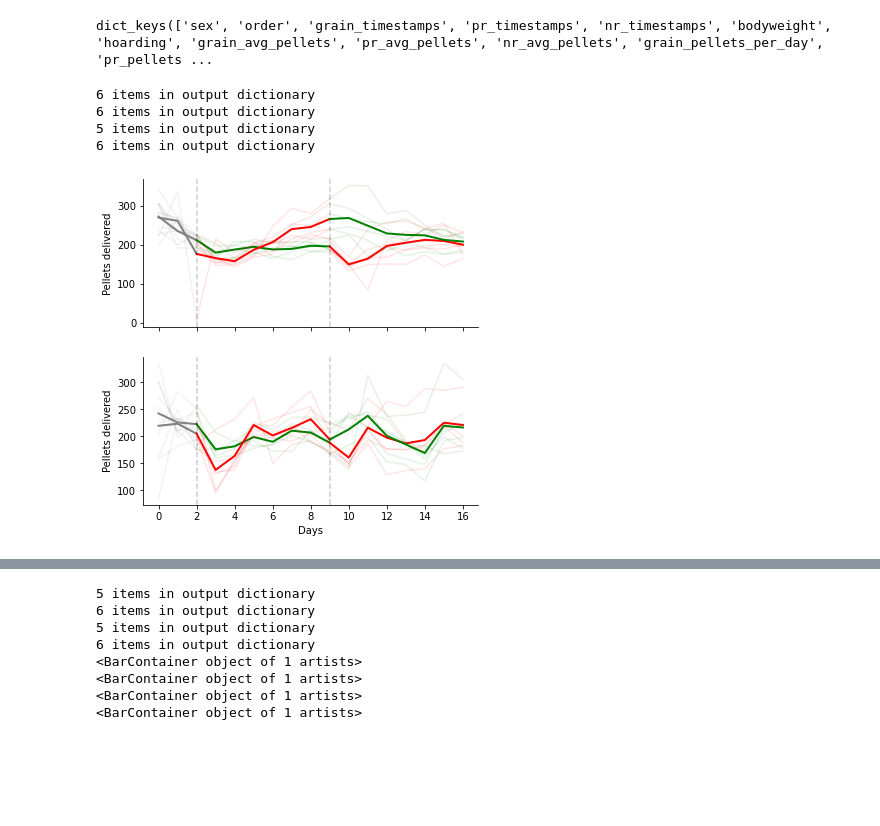
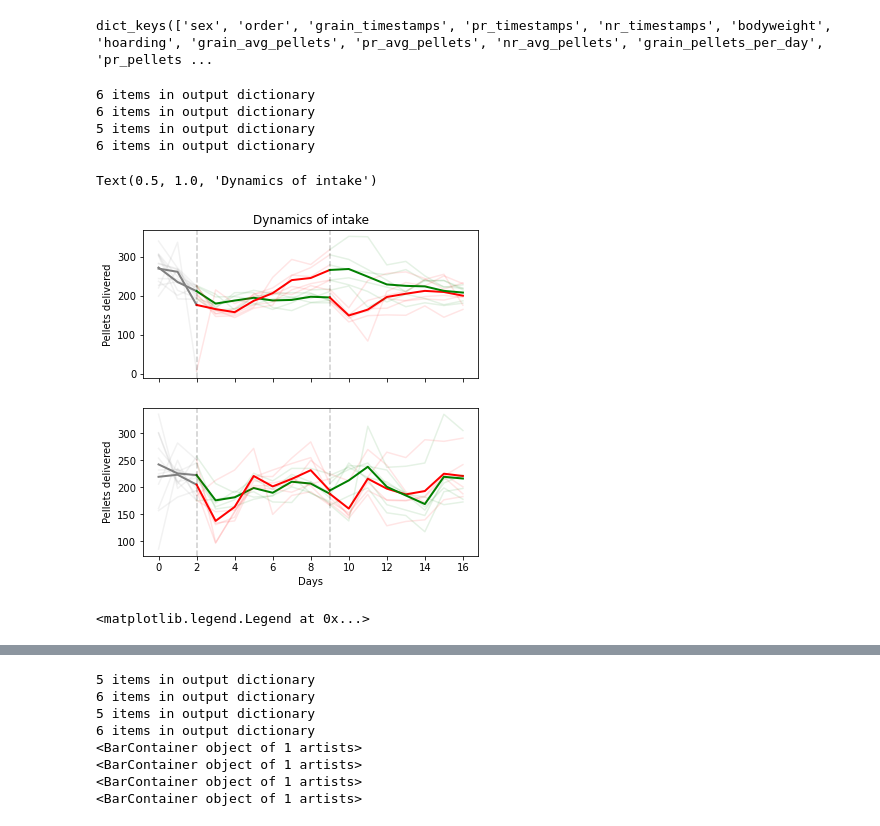
Before and after one commit to Htbibalan/FEDProtein, a Jupyter notebook: notebooks/POSTER FIGS.ipynb, the cells around one changed output, grey strips where cells are left out. Drawn from its saved outputs; the diff is of its cells as text; code cells hidden in the pictures; blank space fills up the shorter version.

Commit message:
Minor Modification
I tried to manipulate some plots and add the labels to timeline figs

```diff
--- a/notebooks/POSTER FIGS.ipynb
+++ b/notebooks/POSTER FIGS.ipynb
@@ -59,35 +59,44 @@ def timeline_multicolor_fig(data, ax=[], ylabel="", colors=[], day_split=[2, 9],
 
     ax.set_ylabel(ylabel)
     ax.axvline(2, linestyle="--", color="k", alpha=0.2)
     ax.axvline(9, linestyle="--", color="k", alpha=0.2)
 
-    ax.spines["top"].set_visible(False)
-    ax.spines["right"].set_visible(False)
+    ax.spines["top"].set_visible(True)
+    ax.spines["right"].set_visible(True)
+
 
     return ax
 
 nrpr_male_selector = {"order": 1, "sex": "M"}
 prnr_male_selector = {"order": 2, "sex": "M"}
 nrpr_female_selector = {"order": 1, "sex": "F"}
 prnr_female_selector = {"order": 2, "sex": "F"}
 
 nrpr_m = get_data_fields(mice, ["all_pellets_per_day"], nrpr_male_selector)
 prnr_m = get_data_fields(mice, ["all_pellets_per_day"], prnr_male_selector)
 nrpr_f = get_data_fields(mice, ["all_pellets_per_day"], nrpr_female_selector)
 prnr_f = get_data_fields(mice, ["all_pellets_per_day"], prnr_female_selector)
 
 f, ax = plt.subplots(nrows=2, sharex=True, figsize=(6,6))
 
 timeline_multicolor_fig([nrpr_m, prnr_m], colors=["green", "red"], ylabel="Pellets delivered", ax=ax[0])
 timeline_multicolor_fig([nrpr_f, prnr_f], colors=["green", "red"], ylabel="Pellets delivered", ax=ax[1])
 
 ax[1].set_xlabel("Days")
+ax[0].set_title("Dynamics of intake")
 
-figfolder = "C:\\Users\\hta031\OneDrive - UiT Office 365\\Documents\\People\\Hamid\\Presentations\\SSIB2022\\Poster\\Fig\\"
-f.savefig(figfolder + "timeline pellets delievered.pdf")
+
+#figfolder = "C:\\Users\\hta031\OneDrive - UiT Office 365\\Documents\\People\\Hamid\\Presentations\\SSIB2022\\Poster\\Fig\\"
+#f.savefig(figfolder + "timeline pellets delievered.pdf")
 # %% [output]
 6 items in output dictionary
 6 items in output dictionary
 5 items in output dictionary
 6 items in output dictionary
+Text(0.5, 1.0, 'Dynamics of intake')
-[figure, old version]
+[figure, new version]
+# %%
+ax[0].plot(prnr_m[0],c="r", label="NR")
+ax[0].legend(loc ="upper left")
+# %% [output]
+<matplotlib.legend.Legend at 0x...>
```
Also changed, not shown: parts of 6 cells of this notebook.
